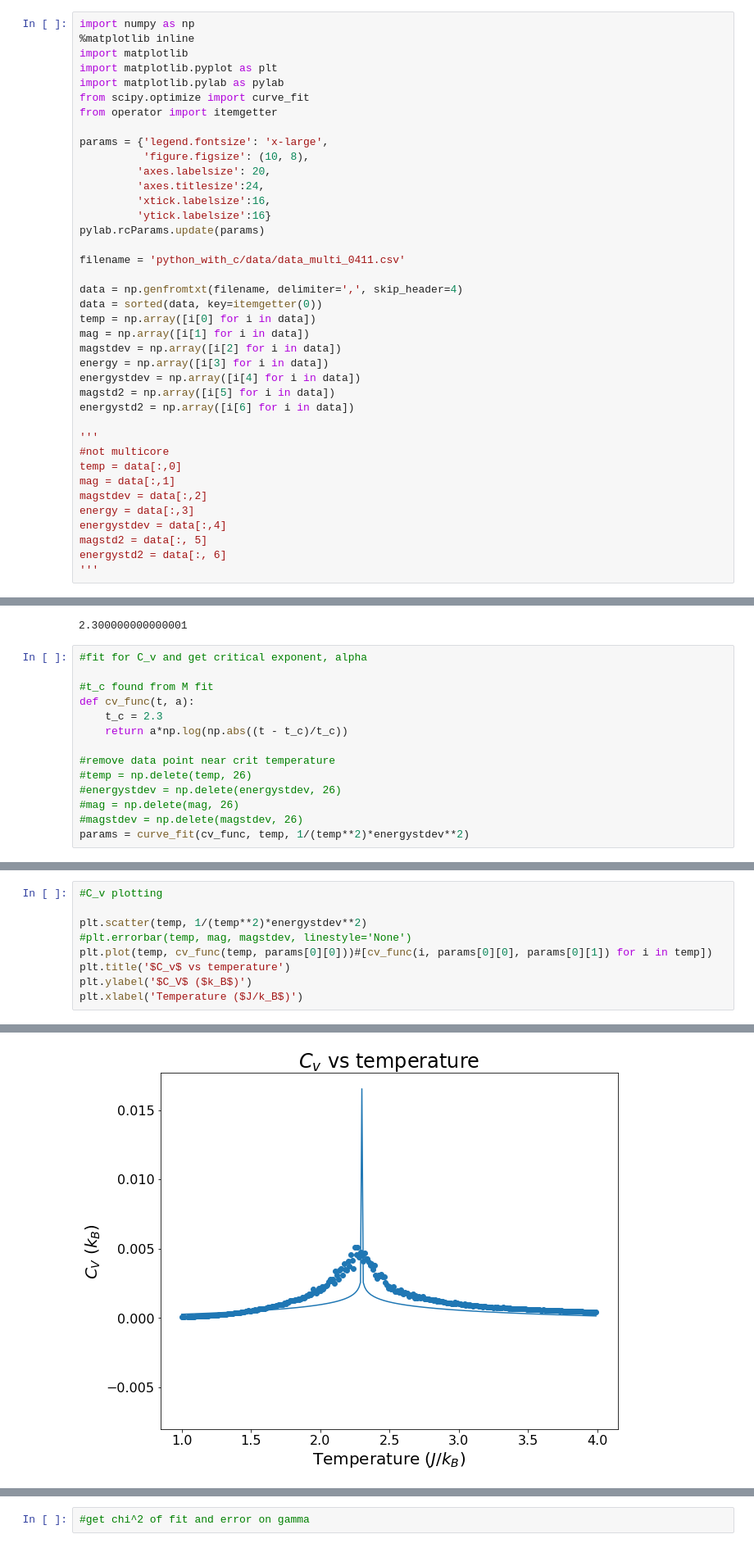
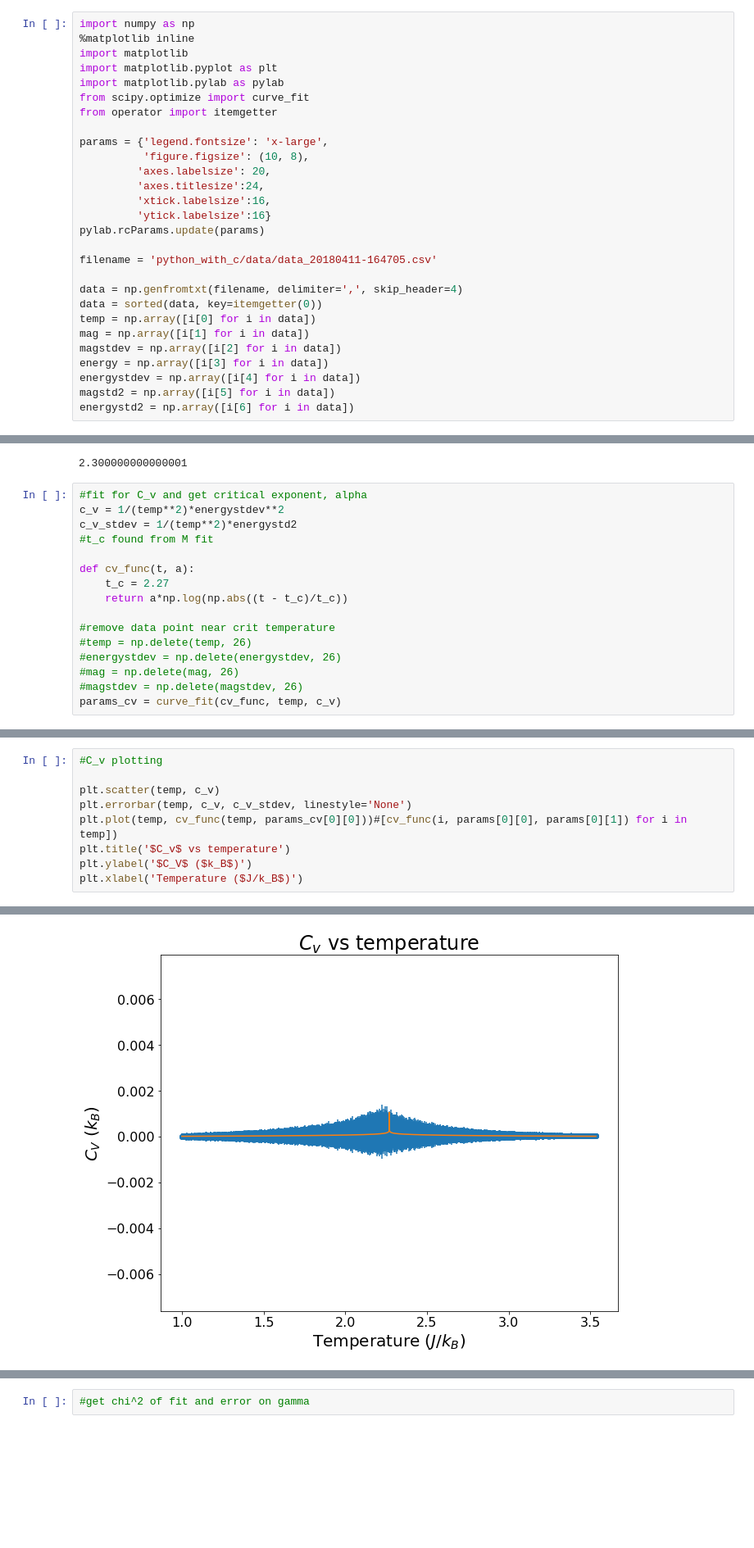
Before and after one commit to yx14/ising, a Jupyter notebook: ising-model-analysis-template.ipynb, the cells around one changed output, grey strips where cells are left out. Shown at 82% size. Cells and saved outputs as stored; diff of their text form; blank space fills up the shorter version.

```diff
--- a/ising-model-analysis-template.ipynb
+++ b/ising-model-analysis-template.ipynb
@@ -19,7 +19,7 @@ params = {'legend.fontsize': 'x-large',
          'ytick.labelsize':16}
 pylab.rcParams.update(params)
 
-filename = 'python_with_c/data/data_multi_0411.csv'
+filename = 'python_with_c/data/data_20180411-164705.csv'
 
 data = np.genfromtxt(filename, delimiter=',', skip_header=4)
 data = sorted(data, key=itemgetter(0))
@@ -30,14 +30,3 @@ energy = np.array([i[3] for i in data])
 energystdev = np.array([i[4] for i in data])
 magstd2 = np.array([i[5] for i in data])
 energystd2 = np.array([i[6] for i in data])
-
-'''
-#not multicore
-temp = data[:,0]
-mag = data[:,1]
-magstdev = data[:,2]
-energy = data[:,3]
-energystdev = data[:,4]
-magstd2 = data[:, 5]
-energystd2 = data[:, 6]
-'''
@@ -103,10 +123,12 @@ temp[26]
 2.300000000000001
 # %%
 #fit for C_v and get critical exponent, alpha
+c_v = 1/(temp**2)*energystdev**2
+c_v_stdev = 1/(temp**2)*energystd2
+#t_c found from M fit
 
-#t_c found from M fit
 def cv_func(t, a):
-    t_c = 2.3
+    t_c = 2.27
     return a*np.log(np.abs((t - t_c)/t_c))
 
 #remove data point near crit temperature
@@ -114,5 +136,5 @@ def cv_func(t, a):
 #energystdev = np.delete(energystdev, 26)
 #mag = np.delete(mag, 26)
 #magstdev = np.delete(magstdev, 26)
-params = curve_fit(cv_func, temp, 1/(temp**2)*energystdev**2)
+params_cv = curve_fit(cv_func, temp, c_v)
 # %%
@@ -132,12 +148,12 @@ print(test[120:150])
 # %%
 #C_v plotting
 
-plt.scatter(temp, 1/(temp**2)*energystdev**2)
-#plt.errorbar(temp, mag, magstdev, linestyle='None')
-plt.plot(temp, cv_func(temp, params[0][0]))#[cv_func(i, params[0][0], params[0][1]) for i in temp])
+plt.scatter(temp, c_v)
+plt.errorbar(temp, c_v, c_v_stdev, linestyle='None')
+plt.plot(temp, cv_func(temp, params_cv[0][0]))#[cv_func(i, params[0][0], params[0][1]) for i in temp])
 plt.title('$C_v$ vs temperature')
 plt.ylabel('$C_V$ ($k_B$)')
 plt.xlabel('Temperature ($J/k_B$)')
 # %% [output]
 Text(0.5,0,'Temperature ($J/k_B$)')
-[figure, old version]
+[figure, new version]
```
Also changed, not shown: parts of 21 cells of this notebook, 4 other files.
